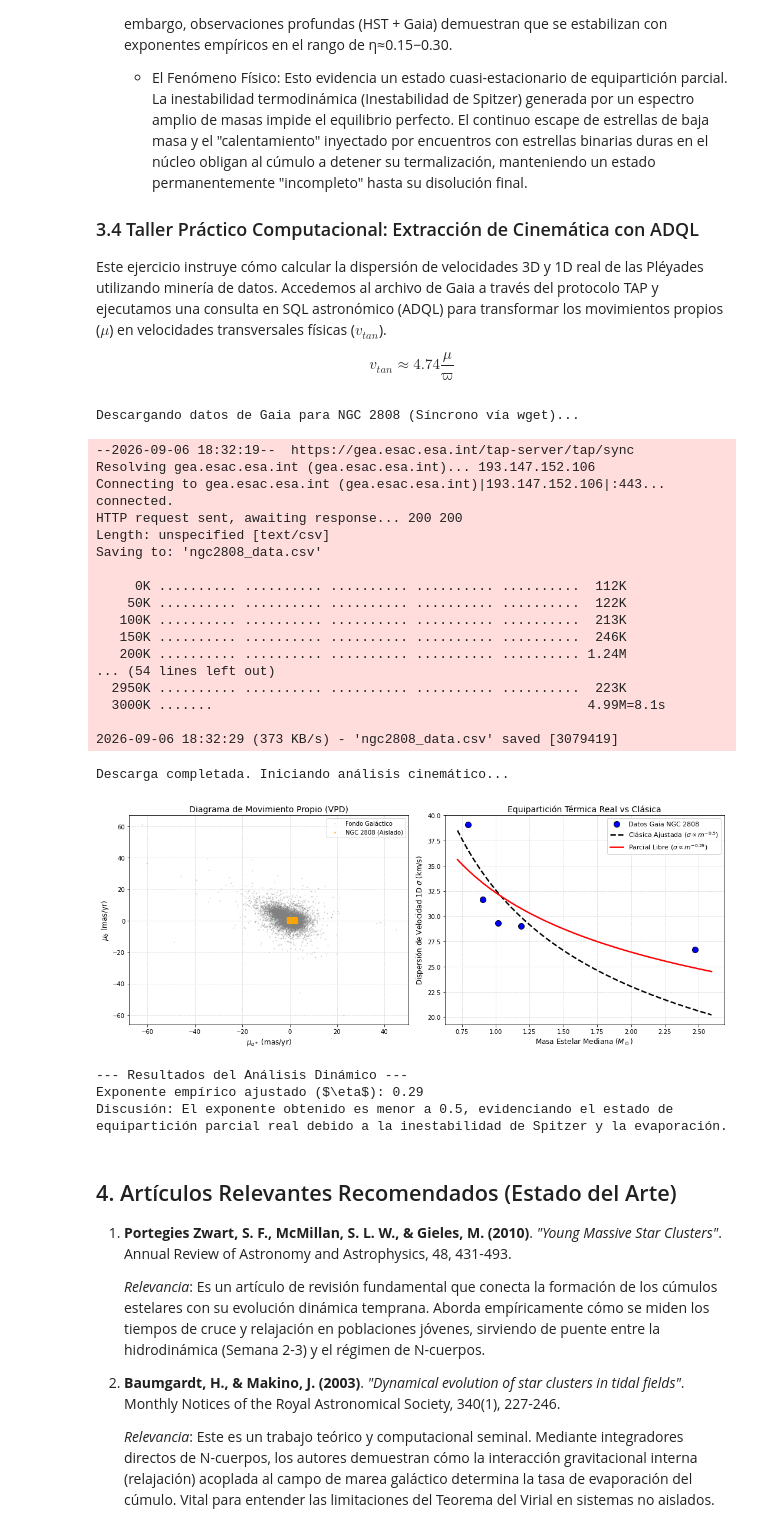
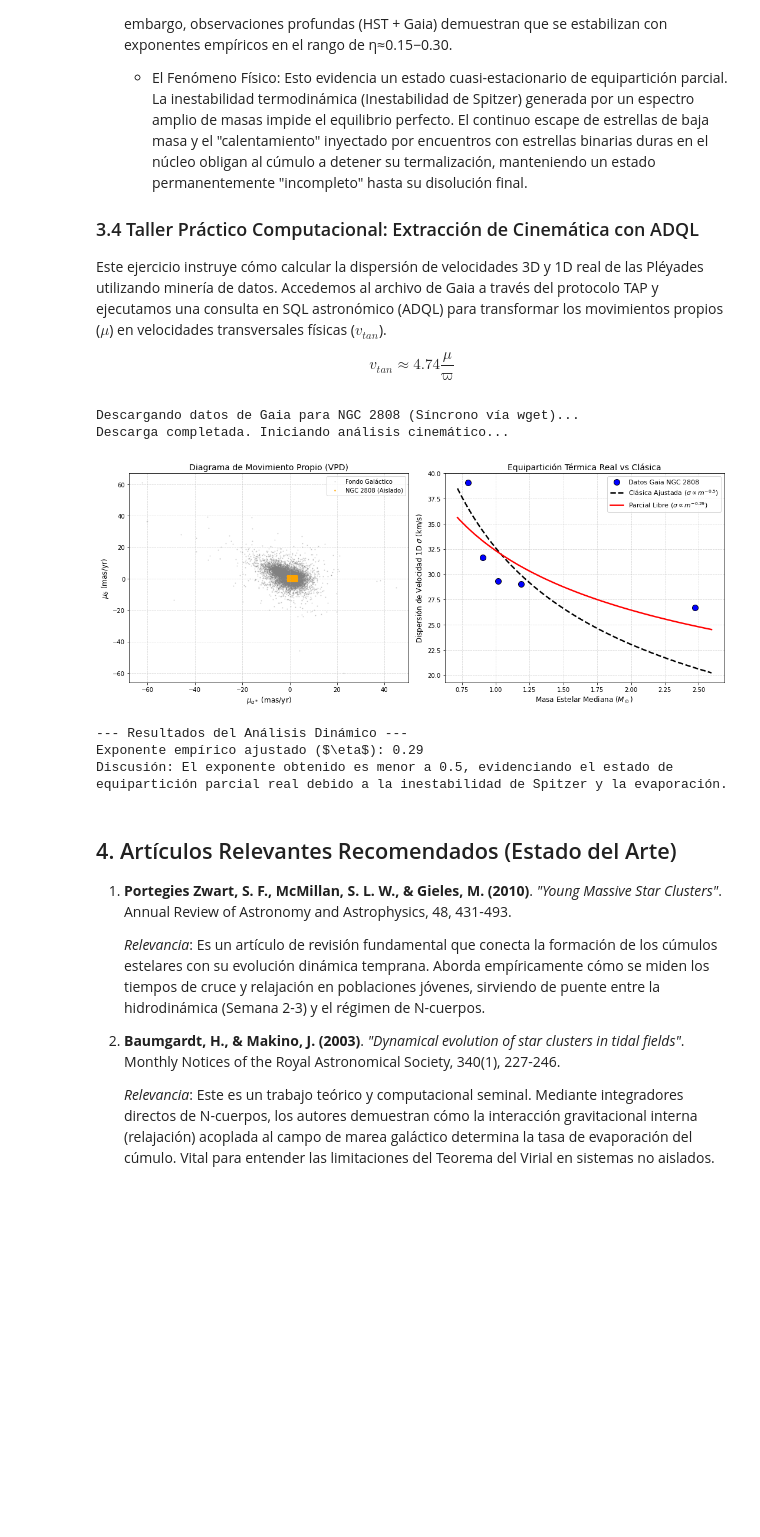
Before and after one commit to esilvavilla/TopicosAvanzadosCumulos, a Jupyter notebook: _build/jupyter_execute/Clase_04_DinamicaInterna1.ipynb, the cells around one changed output. Cells and saved outputs as stored; diff of their text form; code cells hidden in the pictures; blank space fills up the shorter version.

```diff
--- a/_build/jupyter_execute/Clase_04_DinamicaInterna1.ipynb
+++ b/_build/jupyter_execute/Clase_04_DinamicaInterna1.ipynb
@@ -190,6 +190,7 @@ payload = {
 encoded_payload = urllib.parse.urlencode(payload)
 wget_command = [
     "wget",
+    "-q",
     "--post-data", encoded_payload,
     "-O", "ngc2808_data.csv",
     tap_url
@@ -268,56 +269,39 @@ sigma_parcial_opt = equiparticion_parcial(mass_theory, A_parcial, eta_opt)
 fig, (ax1, ax2) = plt.subplots(1, 2, figsize=(15, 6))
 
 # Panel 1: Vector Point Diagram (VPD)
 ax1.scatter(data['pmra'], data['pmdec'], s=1, c='gray', alpha=0.3, label='Fondo Galáctico')
 ax1.scatter(cluster['pmra'], cluster['pmdec'], s=3, c='orange', alpha=0.7, label='NGC 2808 (Aislado)')
 ax1.set_xlabel(r'$\mu_{\alpha*}$ (mas/yr)', fontsize=12)
 ax1.set_ylabel(r'$\mu_{\delta}$ (mas/yr)', fontsize=12)
 ax1.set_title('Diagrama de Movimiento Propio (VPD)', fontsize=14)
 ax1.legend()
 ax1.grid(True, ls='--', alpha=0.5)
 
 # Panel 2: Prueba de Equipartición Térmica
 ax2.scatter(mass_centers, sigma_1D, color='blue', s=100, edgecolor='black', zorder=5, label='Datos Gaia NGC 2808')
 ax2.plot(mass_theory, sigma_clasica_opt, 'k--', lw=2.5, label=r'Clásica Ajustada ($\sigma \propto m^{-0.5}$)')
 ax2.plot(mass_theory, sigma_parcial_opt, 'r-', lw=2.5, label=rf'Parcial Libre ($\sigma \propto m^{{-{eta_opt:.2f}}}$)')
 ax2.set_xlabel(r'Masa Estelar Mediana ($M_\odot$)', fontsize=12)
 ax2.set_ylabel(r'Dispersión de Velocidad 1D $\sigma$ (km/s)', fontsize=12)
 ax2.set_title('Equipartición Térmica Real vs Clásica', fontsize=14)
 ax2.legend(fontsize=11)
 ax2.grid(True, ls='--', alpha=0.5)
 
 plt.tight_layout()
 plt.show()
 
 print("\n--- Resultados del Análisis Dinámico ---")
 print(f"Exponente empírico ajustado ($\eta$): {eta_opt:.2f}")
 print("Discusión: El exponente obtenido es menor a 0.5, evidenciando el estado de")
 print("equipartición parcial real debido a la inestabilidad de Spitzer y la evaporación.")
 # %% [output]
 Descargando datos de Gaia para NGC 2808 (Síncrono vía wget)...
+Descarga completada. Iniciando análisis cinemático...
+[figure]
---2026-09-06 18:32:19--  https://gea.esac.esa.int/tap-server/tap/sync
-Resolving gea.esac.esa.int (gea.esac.esa.int)... 193.147.152.106
-Connecting to gea.esac.esa.int (gea.esac.esa.int)|193.147.152.106|:443... connected.
-HTTP request sent, awaiting response... 200 200
-Length: unspecified [text/csv]
-Saving to: 'ngc2808_data.csv'
-
-     0K .......... .......... .......... .......... ..........  112K
-    50K .......... .......... .......... .......... ..........  122K
-   100K .......... .......... .......... .......... ..........  213K
-   150K .......... .......... .......... .......... ..........  246K
-   200K .......... .......... .......... .......... .......... 1.24M
-... (54 lines left out)
-  2950K .......... .......... .......... .......... ..........  223K
-  3000K .......                                                4.99M=8.1s
-
-2026-09-06 18:32:29 (373 KB/s) - 'ngc2808_data.csv' saved [3079419]
+--- Resultados del Análisis Dinámico ---
+Exponente empírico ajustado ($\eta$): 0.29
+Discusión: El exponente obtenido es menor a 0.5, evidenciando el estado de
+equipartición parcial real debido a la inestabilidad de Spitzer y la evaporación.
-Descarga completada. Iniciando análisis cinemático...
-[figure]
---- Resultados del Análisis Dinámico ---
-Exponente empírico ajustado ($\eta$): 0.29
-Discusión: El exponente obtenido es menor a 0.5, evidenciando el estado de
-equipartición parcial real debido a la inestabilidad de Spitzer y la evaporación.
 # %% [markdown]
 ## 4. Artículos Relevantes Recomendados (Estado del Arte)
 
```
Also changed, not shown: 7 other files.
